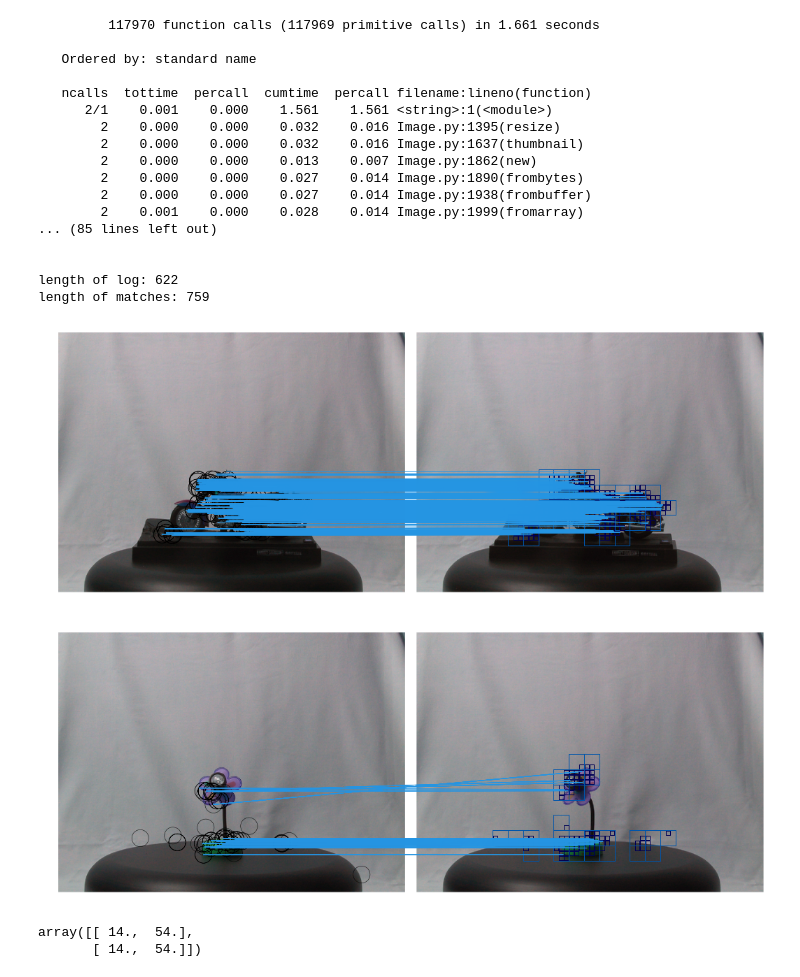
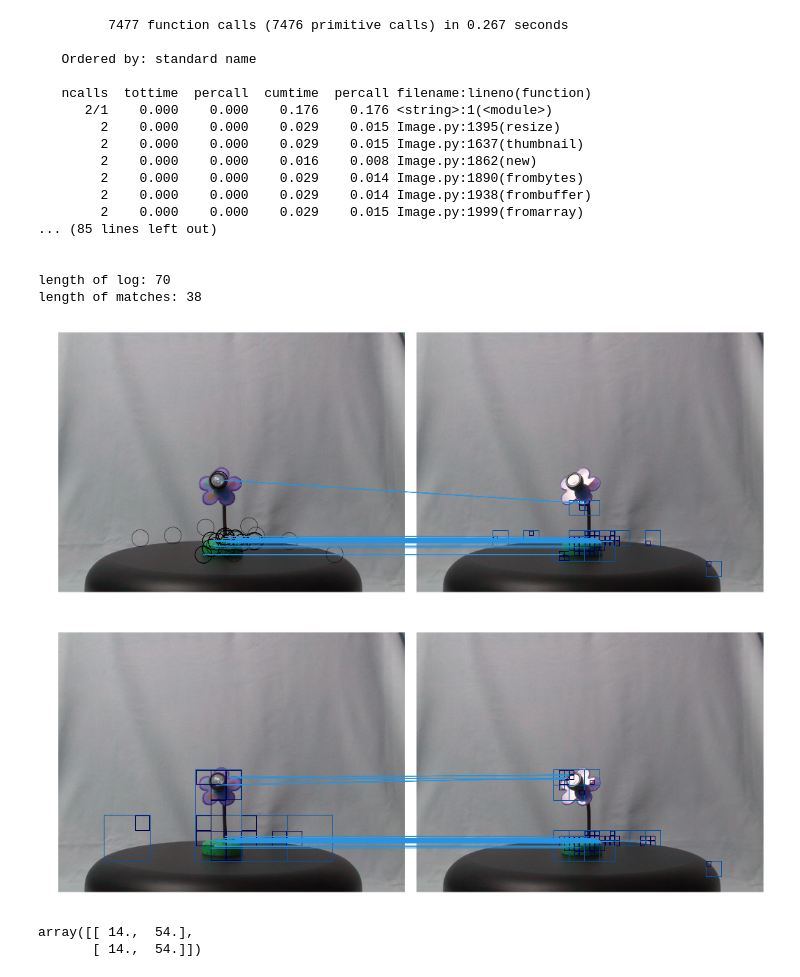
Before and after one commit to arnfred/Fast-Match, a Jupyter notebook: Fast Matching.ipynb, the cells around one changed output. Drawn from its saved outputs; the diff is of its cells as text; code cells hidden in the pictures.

```diff
--- a/Fast Matching.ipynb
+++ b/Fast Matching.ipynb
@@ -11,12 +12,13 @@ from cache import Metric_Cache, Grid_Cache
 import cProfile
 # %%
-#query_path = '../../Images/turntable//imageset_1/FlowerLamp/Bottom/img_1-000_08-35-08_0.JPG'
+query_path = '../../Images/turntable//imageset_1/FlowerLamp/Bottom/img_1-000_08-35-08_0.JPG'
 #target_path = "../../Images/turntable//imageset_1/FlowerLamp/Bottom/img_1-005_08-35-43_0.JPG" # for 5
-#target_path = "../../Images/turntable//imageset_1/FlowerLamp/Bottom/img_1-015_08-36-10_0.JPG" # for 15
+target_path = "../../Images/turntable//imageset_1/FlowerLamp/Bottom/img_1-015_08-36-10_0.JPG" # for 15
 #target_path = '../../Images/turntable//imageset_1/FlowerLamp/Bottom/img_1-025_08-36-34_0.JPG' # for 25
 #target_path = '../../Images/turntable//imageset_1/FlowerLamp/Bottom/img_1-030_08-36-46_0.JPG' # For 30
-query_path = '../../Images/turntable//imageset_1/Motorcycle/Bottom/img_1-000_11-58-32_0.JPG'
-target_path = '../../Images/turntable//imageset_1/Motorcycle/Bottom/img_1-005_11-59-06_0.JPG'
+#query_path = '../../Images/turntable//imageset_1/Motorcycle/Bottom/img_1-000_11-58-32_0.JPG'
+#target_path = '../../Images/turntable//imageset_1/Motorcycle/Bottom/img_1-005_11-59-06_0.JPG'
+baseline_cache = Feature_Cache(query_path)
 query_cache = Metric_Cache(query_path)
 target_img = open_img(target_path)
 query_img = open_img(query_path)
@@ -32,40 +34,43 @@ options = {"evaluate_verbose" : True,
             "dist_threshold" : 50,
             "depth_first" : True,
             "thumb_size" : (300, 300),
-            "log" : log}
+            "log" : log,
+            "baseline_cache" : baseline_cache }
 cProfile.run('matches = list(fastmatch.match(query_cache, target_img, options = options)(0.9))')
-#atches = fastmatch.match(query_cache, target_img, options = options)(0.9)
+#cProfile.run('matches = list(fastmatch_alt.match(query_cache, target_img, options = options)(0.9))')
+#matches = fastmatch_alt.match(query_cache, target_img, options = options)(0.9)
+#fastmatch_alt.match(query_img, target_img, baseline_cache, options = options)(0.9)
 #print(sorted(zip(*matches)[1]))
 print("length of log: %i" % len(log))
 print("length of matches: %i" % len(matches))
 # %% [output]
-         117970 function calls (117969 primitive calls) in 1.661 seconds
+         7477 function calls (7476 primitive calls) in 0.267 seconds
 
    Ordered by: standard name
 
    ncalls  tottime  percall  cumtime  percall filename:lineno(function)
-      2/1    0.001    0.000    1.561    1.561 <string>:1(<module>)
-        2    0.000    0.000    0.032    0.016 Image.py:1395(resize)
-        2    0.000    0.000    0.032    0.016 Image.py:1637(thumbnail)
-        2    0.000    0.000    0.013    0.007 Image.py:1862(new)
-        2    0.000    0.000    0.027    0.014 Image.py:1890(frombytes)
-        2    0.000    0.000    0.027    0.014 Image.py:1938(frombuffer)
-        2    0.001    0.000    0.028    0.014 Image.py:1999(fromarray)
+      2/1    0.000    0.000    0.176    0.176 <string>:1(<module>)
+        2    0.000    0.000    0.029    0.015 Image.py:1395(resize)
+        2    0.000    0.000    0.029    0.015 Image.py:1637(thumbnail)
+        2    0.000    0.000    0.016    0.008 Image.py:1862(new)
+        2    0.000    0.000    0.029    0.014 Image.py:1890(frombytes)
+        2    0.000    0.000    0.029    0.014 Image.py:1938(frombuffer)
+        2    0.000    0.000    0.029    0.015 Image.py:1999(fromarray)
 ... (85 lines left out)
 
 
-length of log: 622
-length of matches: 759
+length of log: 70
+length of matches: 38
 # %%
 #for i in range(87) :
-figures.visualize_log(log, query_img, target_img, stop_at = 300)#, filename= "frame")
+figures.visualize_log(log, query_img, target_img, stop_at = 140)#, filename= "frame")
 # %% [output]
-[figure, old version]
+[figure, new version]
 # %%
 #for i in range(87) :
-figures.visualize_log(log, query_img, target_img, stop_at = 120)#, filename= "frame")
+figures.visualize_log(log, query_img, target_img, stop_at = 120, alt=True)#, filename= "frame")
 # %% [output]
-[figure, old version]
+[figure, new version]
 # %%
 t = numpy.empty(0)
 p = numpy.array([14, 54])
```
Also changed, not shown: parts of 1 cell of this notebook, 9 other files.
